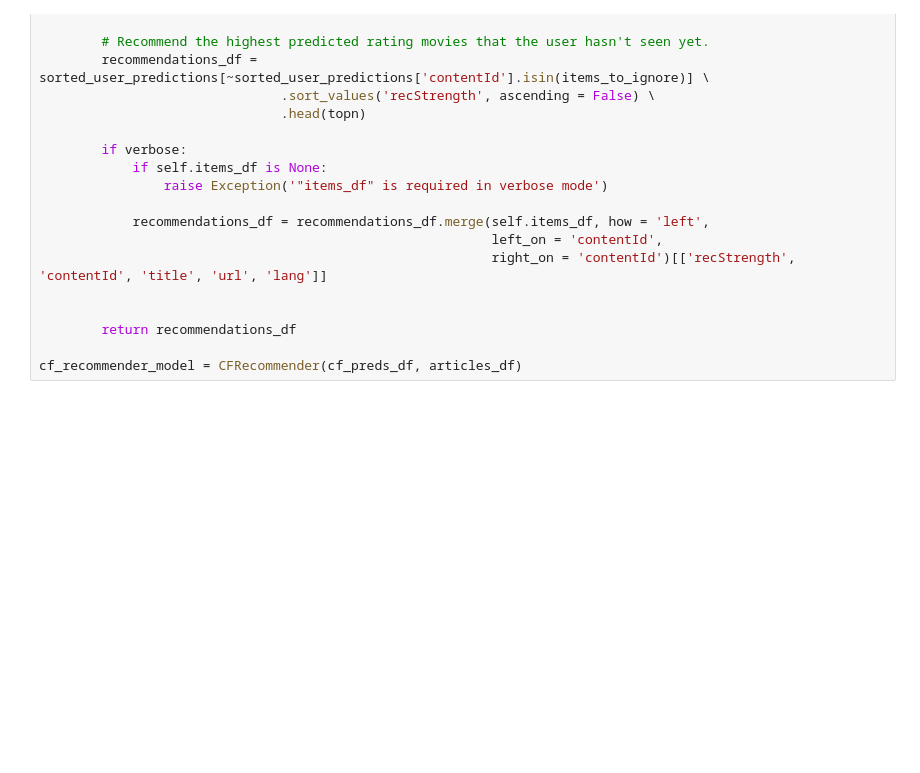
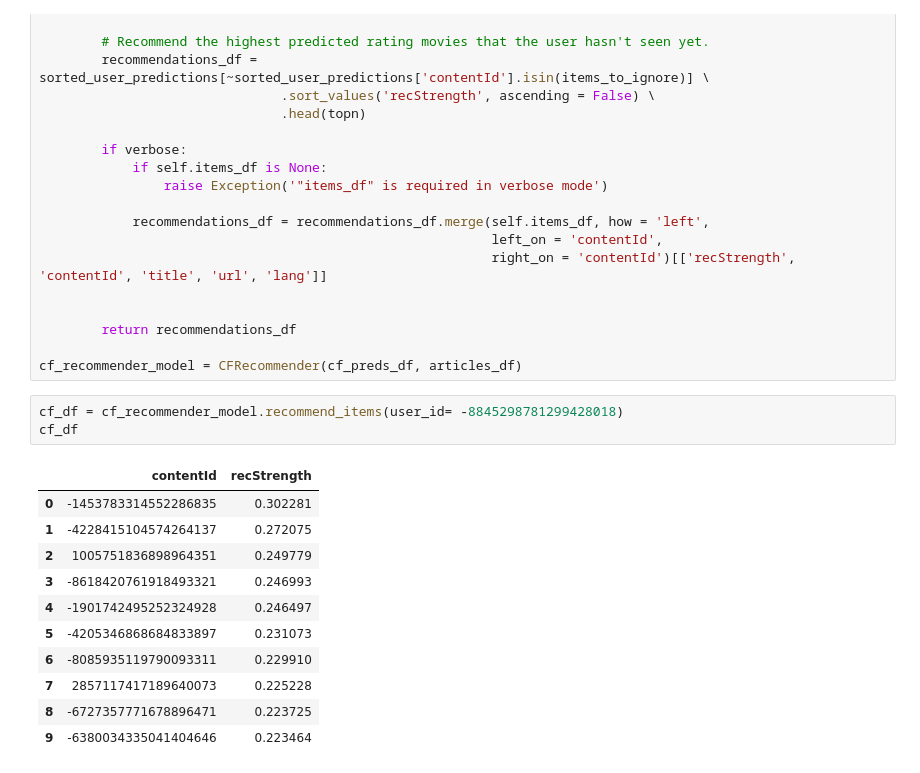
Before and after one commit to salma71/MSDS_SU2020, a Jupyter notebook: Recommender_system612/week_2/Project_2.ipynb, the cells around one changed output. Cells and saved outputs as stored; diff of their text form; blank space fills up the shorter version.

```diff
--- a/Recommender_system612/week_2/Project_2.ipynb
+++ b/Recommender_system612/week_2/Project_2.ipynb
@@ -503,3 +518,18 @@ class CFRecommender:
         return recommendations_df
 
 cf_recommender_model = CFRecommender(cf_preds_df, articles_df)
+# %%
+cf_df = cf_recommender_model.recommend_items(user_id= -8845298781299428018)
+cf_df
+# %% [output]
+|  | contentId | recStrength |
+| 0 | -1453783314552286835 | 0.302281 |
+| 1 | -4228415104574264137 | 0.272075 |
+| 2 | 1005751836898964351 | 0.249779 |
+| 3 | -8618420761918493321 | 0.246993 |
+| 4 | -1901742495252324928 | 0.246497 |
+| 5 | -4205346868684833897 | 0.231073 |
+| 6 | -8085935119790093311 | 0.229910 |
+| 7 | 2857117417189640073 | 0.225228 |
+| 8 | -6727357771678896471 | 0.223725 |
+| 9 | -6380034335041404646 | 0.223464 |
```
Also changed, not shown: parts of 4 cells of this notebook.
